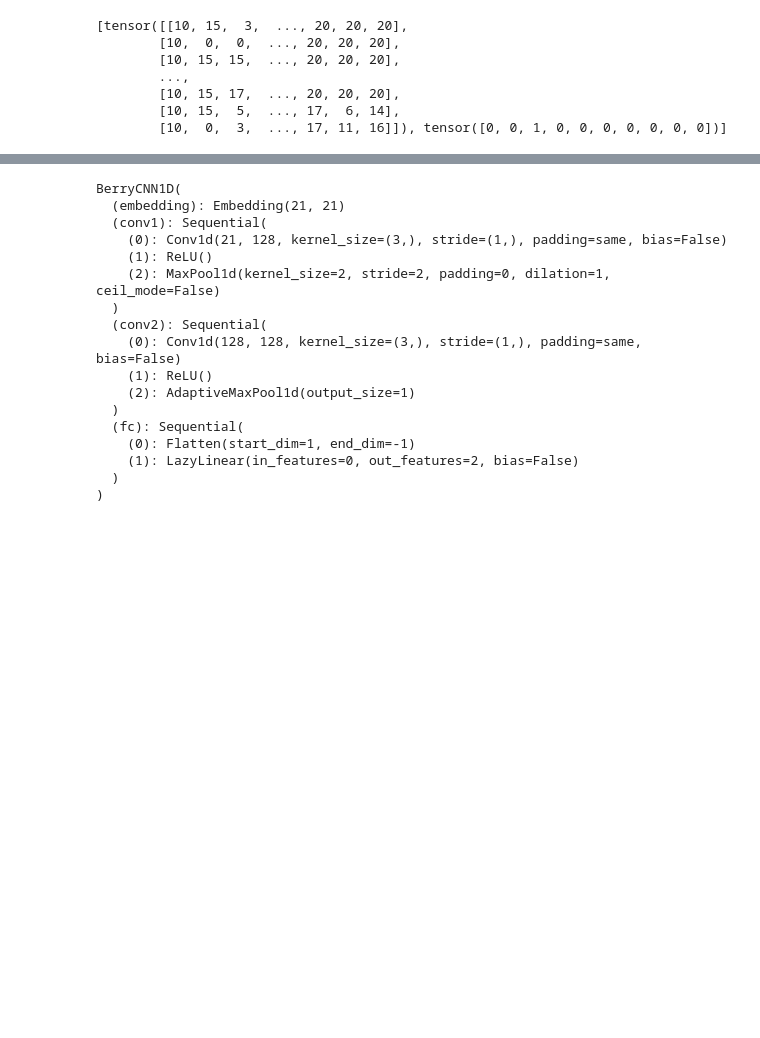
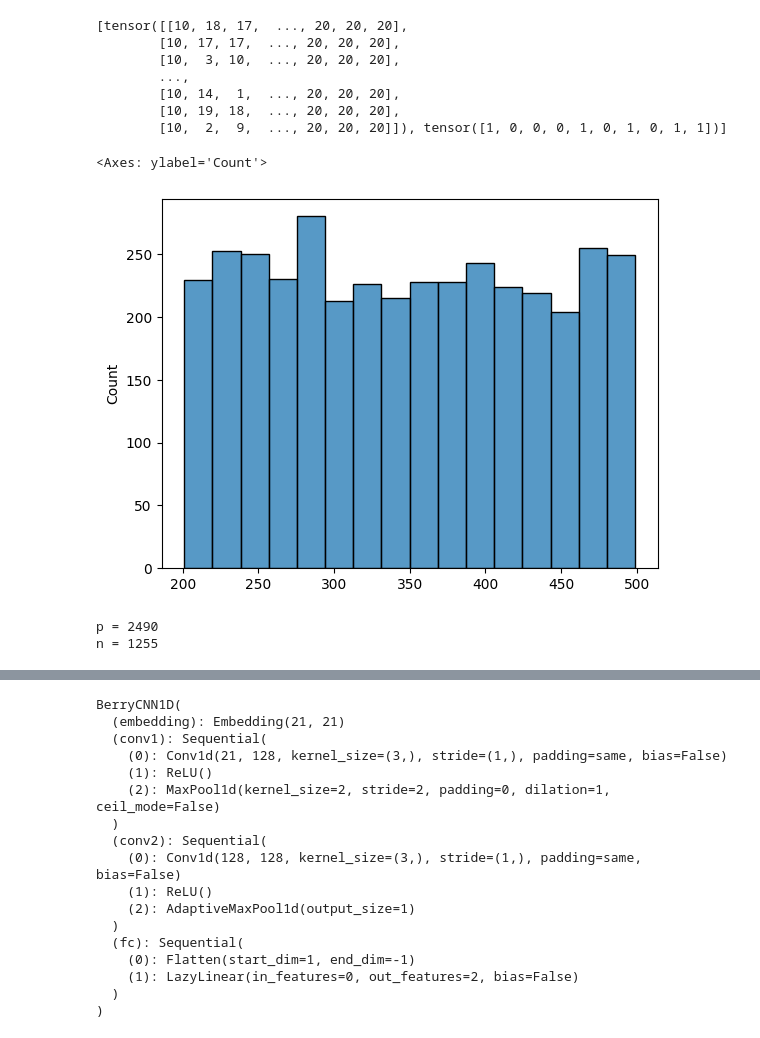
Before and after one commit to maussn/GRS34806-project, a Jupyter notebook: maurits/cnn.ipynb, the cells around one changed output, grey strips where cells are left out. Drawn from its saved outputs; the diff is of its cells as text; code cells hidden in the pictures; blank space fills up the shorter version.

```diff
--- a/maurits/cnn.ipynb
+++ b/maurits/cnn.ipynb
@@ -55,6 +56,30 @@ def read(seqfile: str, posfile: str) -> tuple[list, list]:
                 continue
     return datalist, labellist
 
+
+def split_labelled(datalist: list, labellist: list):
+    pos_datalist = []
+    neg_datalist = []
+    for i, label in enumerate(labellist):
+        if label:
+            pos_datalist.append(datalist[i])
+        else:
+            neg_datalist.append(datalist[i])
+    return pos_datalist, neg_datalist
+
+
+def remove_sequences(datalist: list, fraction=0.5):
+    random.shuffle(datalist)
+    i = round(len(datalist) * fraction)
+    return datalist[:i]
+
+
+def fuse_sequence_lists(pos_datalist: list, neg_datalist: list):
+    pos_labels = [True for _ in pos_datalist]
+    neg_labels = [False for _ in neg_datalist]
+    datalist = pos_datalist + neg_datalist
+    labellist = pos_labels + neg_labels
+    return datalist, labellist
 
 
 def generate_train_test(datalist: list, labellist: list, fraction: float=0.8):
@@ -162,7 +187,13 @@ batch_size = 10
 num_steps = 500
 
 # Example for one of the simulated datasets
-datalist, labellist = read("expr5Tseq_filtGO_100-1000.lis", "GO_3A0005739.annotprot")
+datalist, labellist = read("len200_500_n5000nr4.seq", "len200_500_n5000nr4.pos")
+
+# Remove negatives
+pos_datalist, neg_datalist = split_labelled(datalist, labellist)
+neg_datalist = remove_sequences(neg_datalist, 0.5)
+datalist, labellist = fuse_sequence_lists(pos_datalist, neg_datalist)
+
 traindatalist, trainlabellist, testdatalist, testlabellist = generate_train_test(datalist, labellist, 0.8)
 traindataset = [traindatalist, trainlabellist]
 testdataset = [testdatalist, testlabellist]
@@ -173,10 +204,30 @@ test_iter = load_data(batch_size, num_steps, testdataset)
 
 print(next(iter(train_iter)))
 # %% [output]
-[tensor([[10, 15,  3,  ..., 20, 20, 20],
-        [10,  0,  0,  ..., 20, 20, 20],
-        [10, 15, 15,  ..., 20, 20, 20],
+[tensor([[10, 18, 17,  ..., 20, 20, 20],
+        [10, 17, 17,  ..., 20, 20, 20],
+        [10,  3, 10,  ..., 20, 20, 20],
         ...,
-        [10, 15, 17,  ..., 20, 20, 20],
-        [10, 15,  5,  ..., 17,  6, 14],
-        [10,  0,  3,  ..., 17, 11, 16]]), tensor([0, 0, 1, 0, 0, 0, 0, 0, 0, 0])]
+        [10, 14,  1,  ..., 20, 20, 20],
+        [10, 19, 18,  ..., 20, 20, 20],
+        [10,  2,  9,  ..., 20, 20, 20]]), tensor([1, 0, 0, 0, 1, 0, 1, 0, 1, 1])]
+# %%
+len_list = []
+for s in datalist:
+    len_list.append(len(s))
+sns.histplot(len_list)
+# %% [output]
+<Axes: ylabel='Count'>
+[figure, added]
+# %%
+p = 0
+n = 0
+for l in labellist:
+    if l:
+        p += 1
+    else:
+        n+=1
+print(f'{p = }\n{n = }')
+# %% [output]
+p = 2490
+n = 1255
```
Also changed, not shown: parts of 7 cells of this notebook.
